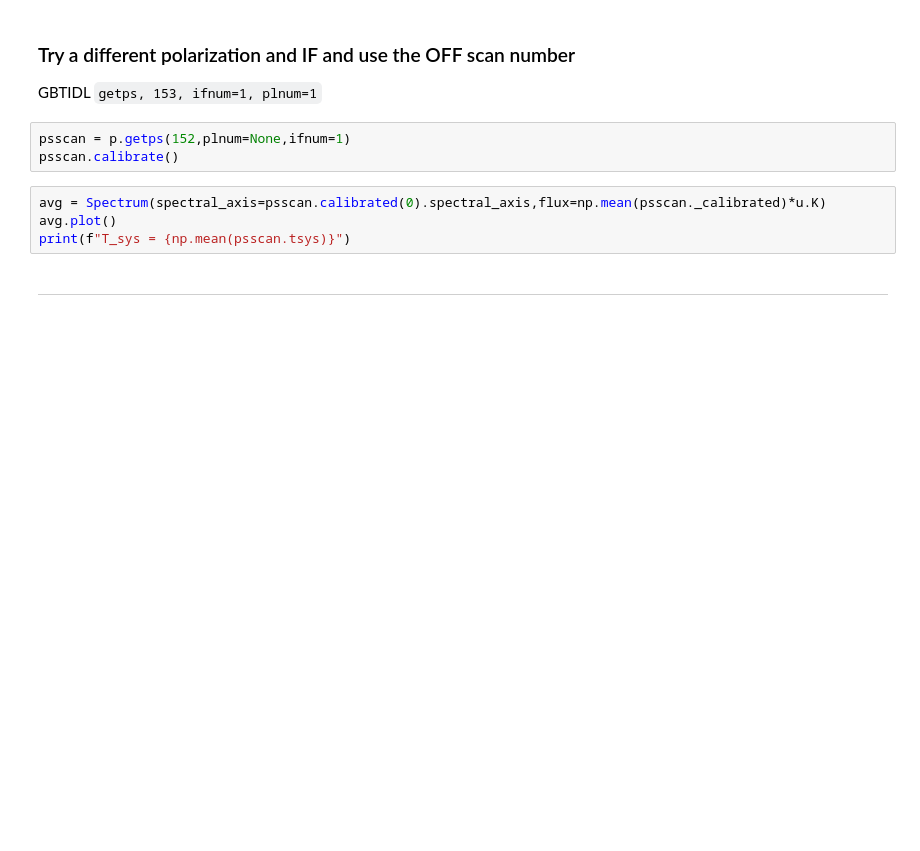
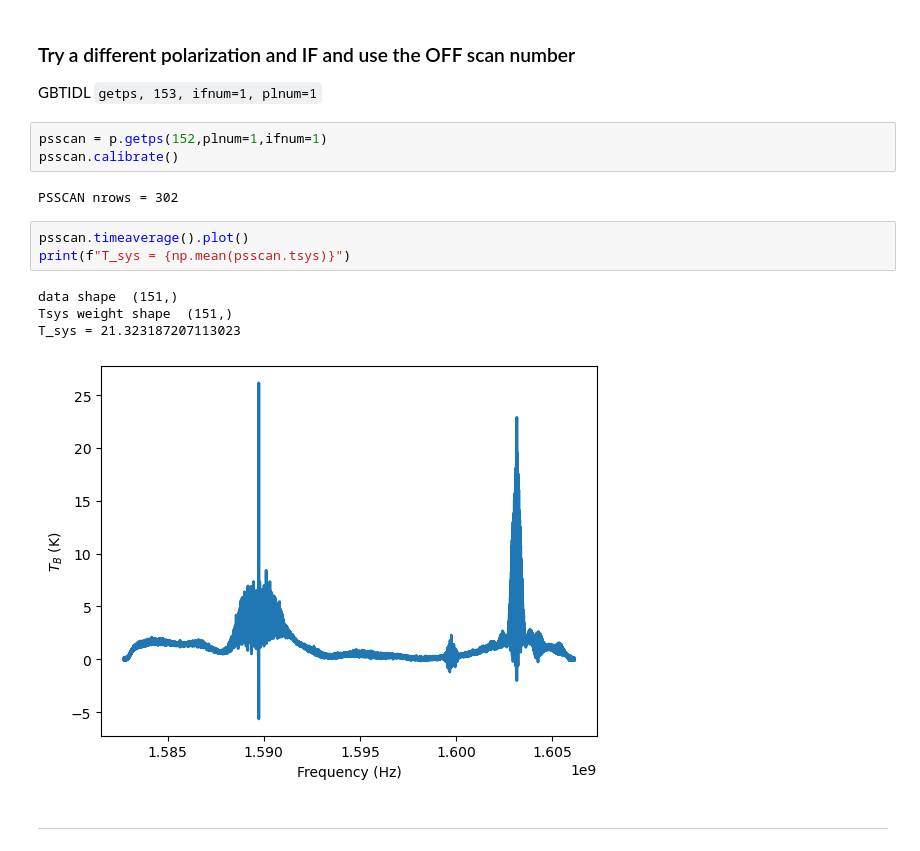
Before and after one commit to GreenBankObservatory/dysh, a Jupyter notebook: notebooks/test_sdfits.ipynb, the cells around one changed output. Saved outputs shown, nothing was run; the diff lists cells and outputs as text; blank space fills up the shorter version.

```diff
--- a/notebooks/test_sdfits.ipynb
+++ b/notebooks/test_sdfits.ipynb
@@ -257,12 +239,18 @@ print(f"T_sys = {np.mean(psscan.tsys)}")
 ### Try a different polarization and IF and use the OFF scan number
 GBTIDL `getps, 153, ifnum=1, plnum=1`
 # %%
-psscan = p.getps(152,plnum=None,ifnum=1)
+psscan = p.getps(152,plnum=1,ifnum=1)
 psscan.calibrate()
+# %% [output]
+PSSCAN nrows = 302
 # %%
-avg = Spectrum(spectral_axis=psscan.calibrated(0).spectral_axis,flux=np.mean(psscan._calibrated)*u.K)
-avg.plot()
+psscan.timeaverage().plot()
 print(f"T_sys = {np.mean(psscan.tsys)}")
+# %% [output]
+data shape  (151,)
+Tsys weight shape  (151,)
+T_sys = 21.323187207113023
+[figure, added]
 # %% [markdown]
 --------------------------------
 # %% [markdown]
```
Also changed, not shown: parts of 11 cells of this notebook.
